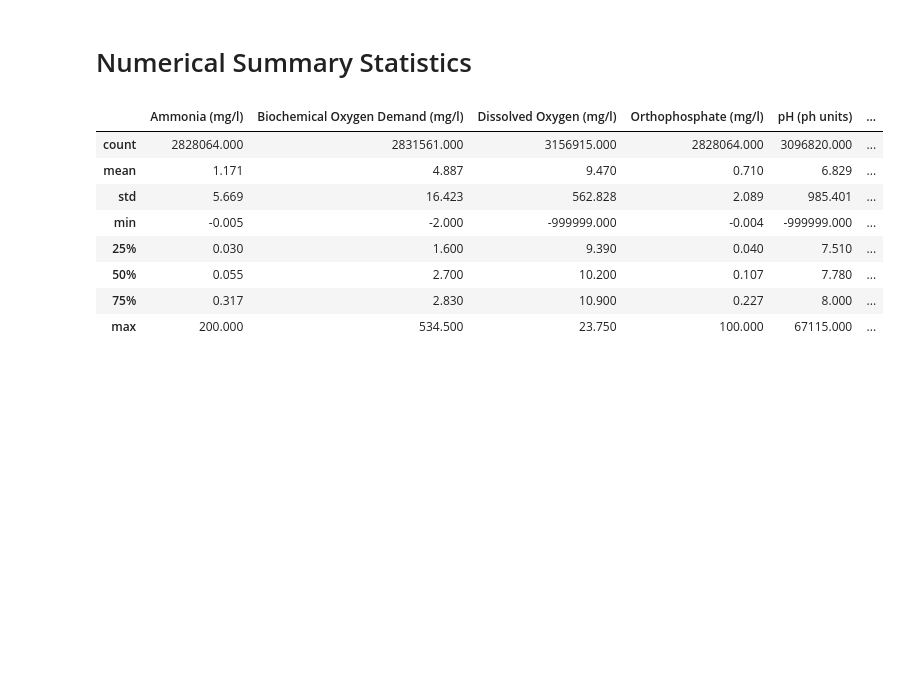
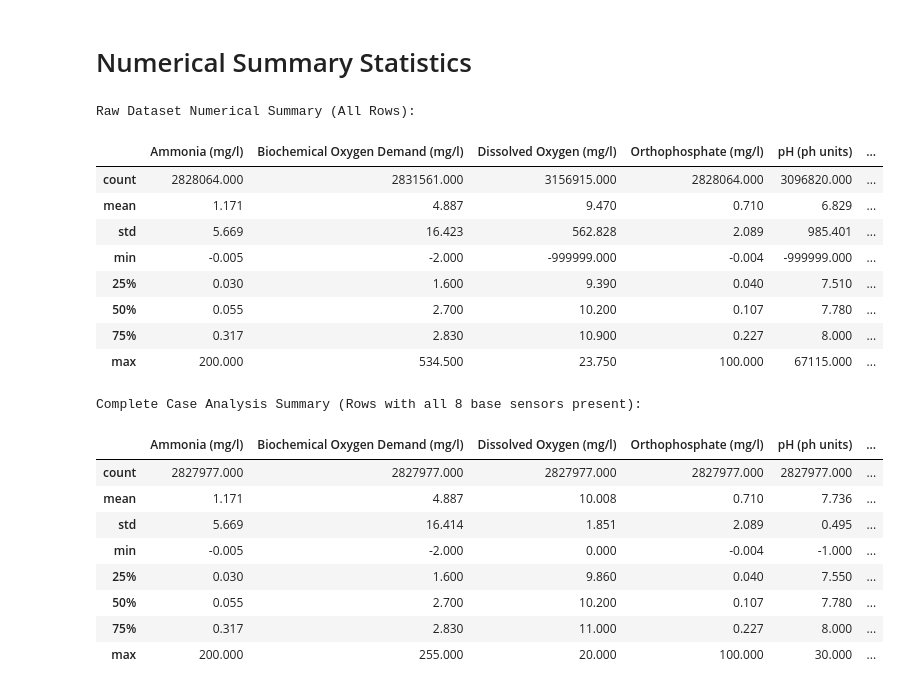
Before and after one commit to Amansoni045/Semester_5_AML_DL, a Jupyter notebook: notebooks/01.EDA/01_data_understanding.ipynb, the cells around one changed output. Saved outputs shown, nothing was run; the diff lists cells and outputs as text; code cells hidden in the pictures; blank space fills up the shorter version.

```diff
--- a/notebooks/01.EDA/01_data_understanding.ipynb
+++ b/notebooks/01.EDA/01_data_understanding.ipynb
@@ -213,14 +219,30 @@ Complete-Case Records (All 8 Sensors Active): 2,827,977 (65.80%)
 # %% [markdown]
 # Numerical Summary Statistics
 # %%
-df[chemical_cols].describe().round(3)
+print("Raw Dataset Numerical Summary (All Rows):")
+display(df[chemical_cols].describe().round(3))
+
+print()
+print("Complete Case Analysis Summary (Rows with all 8 base sensors present):")
+display(df[chemical_cols].dropna().describe().round(3))
 # %% [output]
+Raw Dataset Numerical Summary (All Rows):
 |  | Ammonia (mg/l) | Biochemical Oxygen Demand (mg/l) | Dissolved Oxygen (mg/l) | Orthophosphate (mg/l) | pH (ph units) | ... |
 | count | 2828064.000 | 2831561.000 | 3156915.000 | 2828064.000 | 3096820.000 | ... |
 | mean | 1.171 | 4.887 | 9.470 | 0.710 | 6.829 | ... |
 | std | 5.669 | 16.423 | 562.828 | 2.089 | 985.401 | ... |
 | min | -0.005 | -2.000 | -999999.000 | -0.004 | -999999.000 | ... |
 | 25% | 0.030 | 1.600 | 9.390 | 0.040 | 7.510 | ... |
 | 50% | 0.055 | 2.700 | 10.200 | 0.107 | 7.780 | ... |
 | 75% | 0.317 | 2.830 | 10.900 | 0.227 | 8.000 | ... |
 | max | 200.000 | 534.500 | 23.750 | 100.000 | 67115.000 | ... |
+Complete Case Analysis Summary (Rows with all 8 base sensors present):
+|  | Ammonia (mg/l) | Biochemical Oxygen Demand (mg/l) | Dissolved Oxygen (mg/l) | Orthophosphate (mg/l) | pH (ph units) | ... |
+| count | 2827977.000 | 2827977.000 | 2827977.000 | 2827977.000 | 2827977.000 | ... |
+| mean | 1.171 | 4.887 | 10.008 | 0.710 | 7.736 | ... |
+| std | 5.669 | 16.414 | 1.851 | 2.089 | 0.495 | ... |
+| min | -0.005 | -2.000 | 0.000 | -0.004 | -1.000 | ... |
+| 25% | 0.030 | 1.600 | 9.860 | 0.040 | 7.550 | ... |
+| 50% | 0.055 | 2.700 | 10.200 | 0.107 | 7.780 | ... |
+| 75% | 0.317 | 2.830 | 11.000 | 0.227 | 8.000 | ... |
+| max | 200.000 | 255.000 | 20.000 | 100.000 | 30.000 | ... |
```
Also changed, not shown: parts of 2 cells of this notebook, 18 other files.
